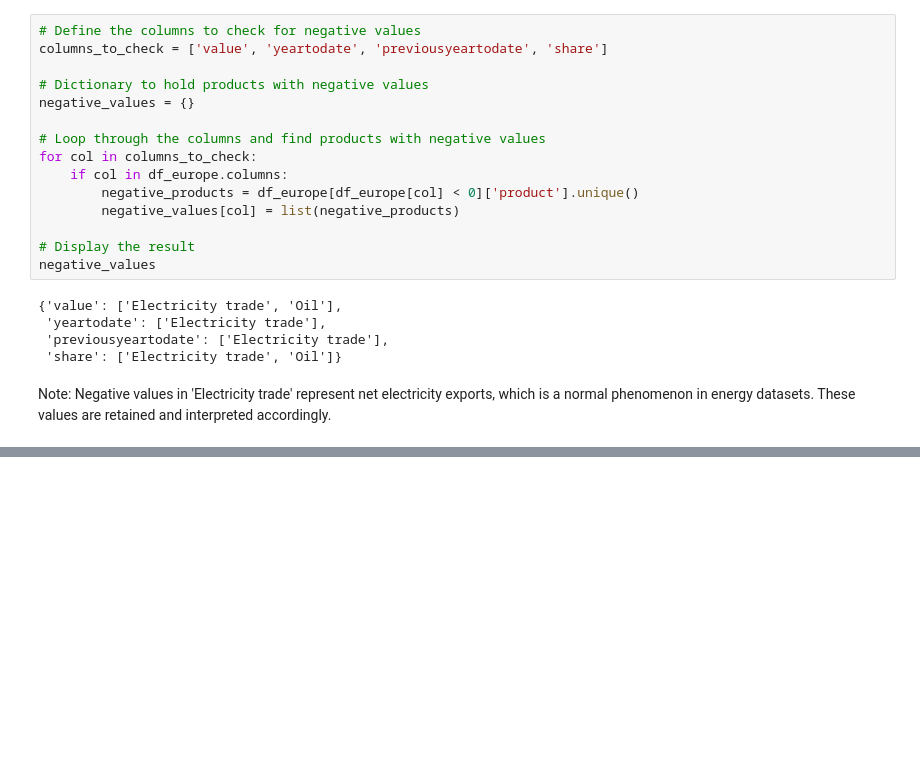
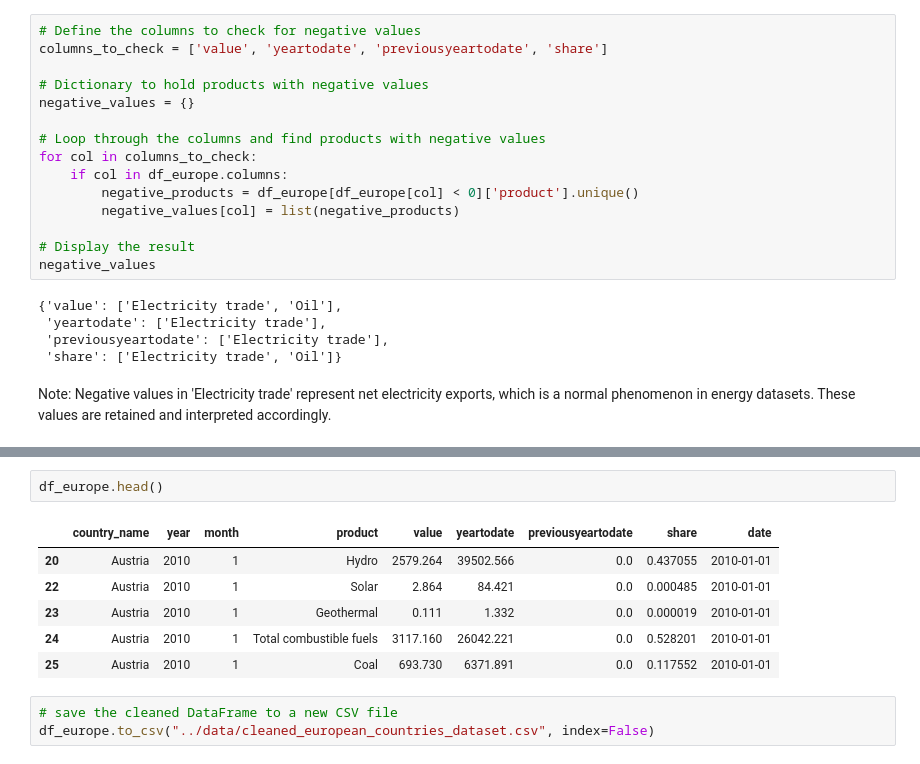
Before and after one commit to payal-kanani/electricity-generation-europe-2010-2022, a Jupyter notebook: jupyter_notebooks/data_cleaning.ipynb, the cells around one changed output, grey strips where cells are left out. Saved outputs shown, nothing was run; the diff lists cells and outputs as text; blank space fills up the shorter version.

```diff
--- a/jupyter_notebooks/data_cleaning.ipynb
+++ b/jupyter_notebooks/data_cleaning.ipynb
@@ -232,0 +254,12 @@ df_cleaned.to_csv("../data/cleaned_european_countries_dataset.csv", index=False)
+# %%
+df_europe.head()
+# %% [output]
+|  | country_name | year | month | product | value | yeartodate | previousyeartodate | share | date |
+| 20 | Austria | 2010 | 1 | Hydro | 2579.264 | 39502.566 | 0.0 | 0.437055 | 2010-01-01 |
+| 22 | Austria | 2010 | 1 | Solar | 2.864 | 84.421 | 0.0 | 0.000485 | 2010-01-01 |
+| 23 | Austria | 2010 | 1 | Geothermal | 0.111 | 1.332 | 0.0 | 0.000019 | 2010-01-01 |
+| 24 | Austria | 2010 | 1 | Total combustible fuels | 3117.160 | 26042.221 | 0.0 | 0.528201 | 2010-01-01 |
+| 25 | Austria | 2010 | 1 | Coal | 693.730 | 6371.891 | 0.0 | 0.117552 | 2010-01-01 |
+# %%
+# save the cleaned DataFrame to a new CSV file
+df_europe.to_csv("../data/cleaned_european_countries_dataset.csv", index=False)
```
Also changed, not shown: parts of 6 cells of this notebook, 2 other files.
